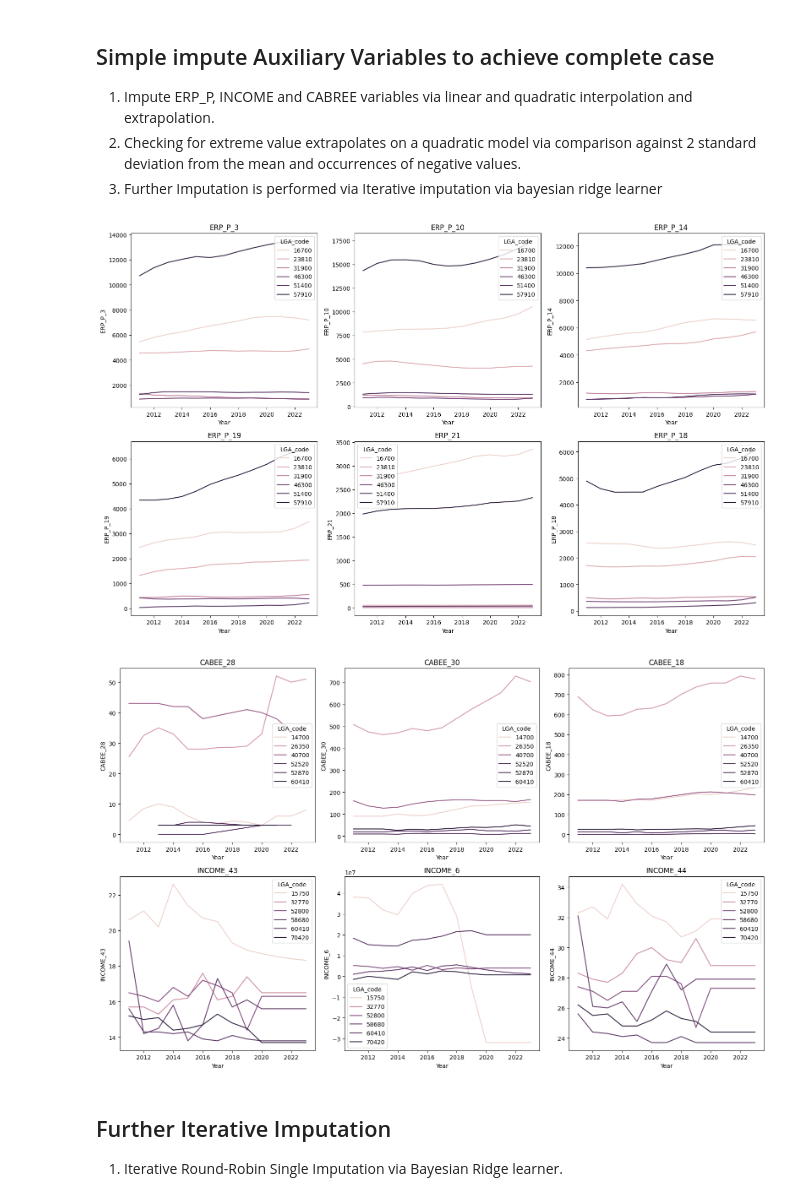
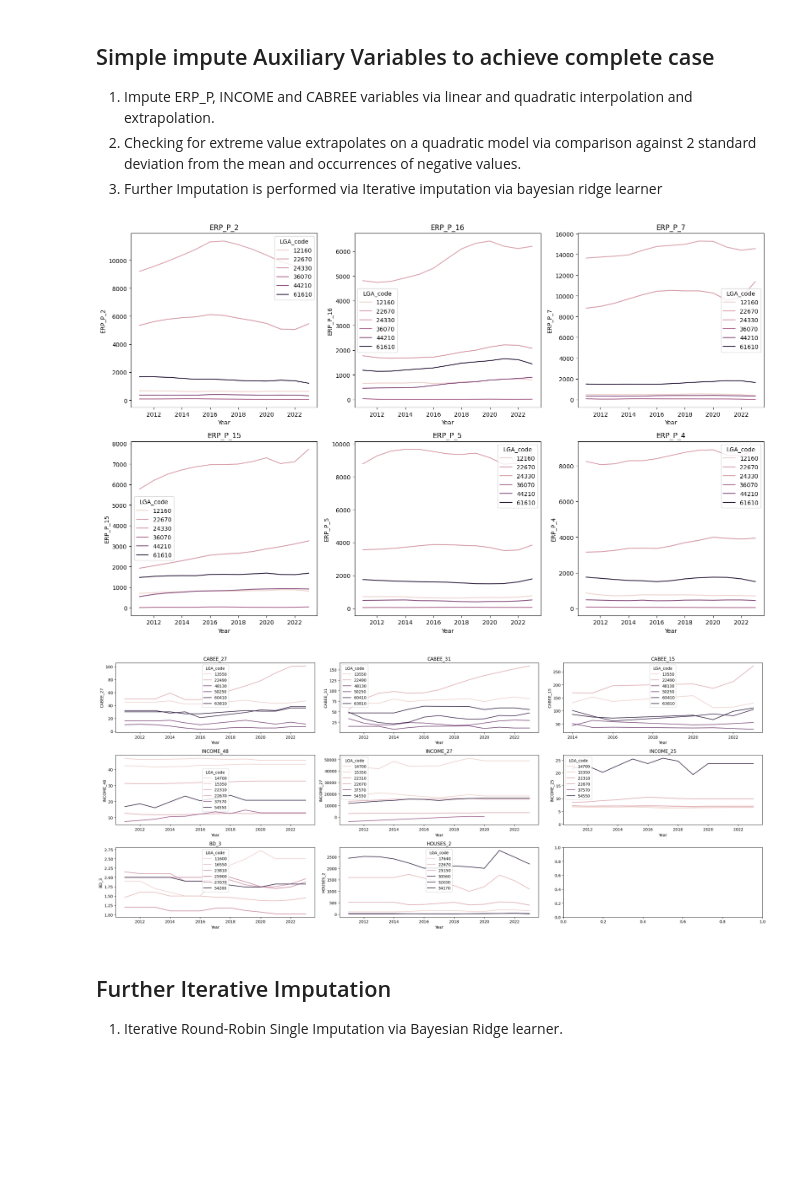
Before and after one commit to MarkStephens060482/forecasting_BEV_adoption_LGA, a Jupyter notebook: Uptake_of_Electric_Vehicles_Imputation_and_Variable_Selection.ipynb, the cells around one changed output. Saved outputs shown, nothing was run; the diff lists cells and outputs as text; code cells hidden in the pictures; blank space fills up the shorter version.

```diff
--- a/Uptake_of_Electric_Vehicles_Imputation_and_Variable_Selection.ipynb
+++ b/Uptake_of_Electric_Vehicles_Imputation_and_Variable_Selection.ipynb
@@ -101,3 +103,7 @@ else:
+# %%
+mask = Auxiliary_df.loc[(Auxiliary_df.Year == 2016) & (Auxiliary_df.Total == 0),'Total'] .index
+# backfill the Total column at mask index with the next observation
+Auxiliary_df.loc[mask, 'Total'] = Auxiliary_df.loc[mask + 1, 'Total']
 # %% [markdown]
 ## Simple impute Auxiliary Variables to achieve complete case
 1. Impute ERP_P, INCOME and CABREE variables via linear and quadratic interpolation and extrapolation.
@@ -144,13 +150,13 @@ for var in vars_sample:
 plt.tight_layout()
 plt.show()
 # %% [output]
-[figure, old version]
+[figure, new version]
 # %%
 ####  Impute INCOME and CABEE columns via interpolation and extrapolation
-search_string = ['CABEE','INCOME']
+search_string = ['CABEE','INCOME','BD','HOUSES']
 
 # Define the string to search for
-fig,axs = plt.subplots(2,3,figsize = (16, 10))
+fig,axs = plt.subplots(3,3,figsize = (24, 10))
 axs = axs.flatten()
 count = 0
 for string in search_string:
@@ -168,36 +174,36 @@ for string in search_string:
     lga_missing = lga_missing.reset_index()
     lga_missing = lga_missing.sort_values(by = 'missing_count',ascending = False).reset_index(drop = True)
     # loop through lga_codes
     for lga in unique_lgas:
       # Proportion of missingness for each lga for the vartiable
       if lga_missing[lga_missing['LGA_code'] == lga]['missing_count'].values[0] <= 4:
         #add lga to plot_lga list if it is not already in list
         if lga not in plot_lga:
           plot_lga.append(lga)
         # impute missing values
         impute_series = impute_Auxiliary_df.loc[impute_Auxiliary_df.LGA_code == lga,var].transform(lambda x: x.interpolate(**kw))
         #if impute_series contains any negative value or a value is greater than or less than 1.5 standard deviation from the mean
         if impute_series[impute_series < 0].any() or (impute_series - impute_series.mean()).abs().max() > 2*impute_series.std():
           # impute missing values
           impute_series1 = impute_Auxiliary_df.loc[impute_Auxiliary_df.LGA_code == lga,var].transform(lambda x: x.interpolate(**kw1))
           impute_Auxiliary_df.loc[impute_Auxiliary_df.LGA_code == lga,var] = impute_series1
         else:
           impute_Auxiliary_df.loc[impute_Auxiliary_df.LGA_code == lga,var] = impute_series
   #sample 5 from LGA_CODE
-  vars_sample = list(np.random.choice(filtered_columns,3,replace = False))
+  vars_sample = list(np.random.choice(filtered_columns, 1 if len(filtered_columns) < 3 else 3,replace = False))
   vars = vars_sample + ['LGA_code','Year']
   lga_samp = list(np.random.choice(plot_lga,6,replace = False))
   plot_data = impute_Auxiliary_df.loc[impute_Auxiliary_df.LGA_code.isin(lga_samp),vars]
   #filter for LGA_CODE
   for v in vars_sample:
-    sns.lineplot(plot_data, x = 'Year',y = v, hue = 'LGA_code', ax = axs[count] )
+    sns.lineplot(plot_data, x = 'Year',y = v, hue = 'LGA_code', ax = axs[count])
     axs[count].set_title(f'{v}')
     count += 1
 plt.tight_layout()
 plt.show()
 impute_Auxiliary_df.to_csv('impute_Auxiliary_df.csv', index = False)
 # %% [output]
-[figure, old version]
+[figure, new version]
 # %% [markdown]
 ## Further Iterative Imputation
 1. Iterative Round-Robin Single Imputation via Bayesian Ridge learner.
```
Also changed, not shown: parts of 8 cells of this notebook.
